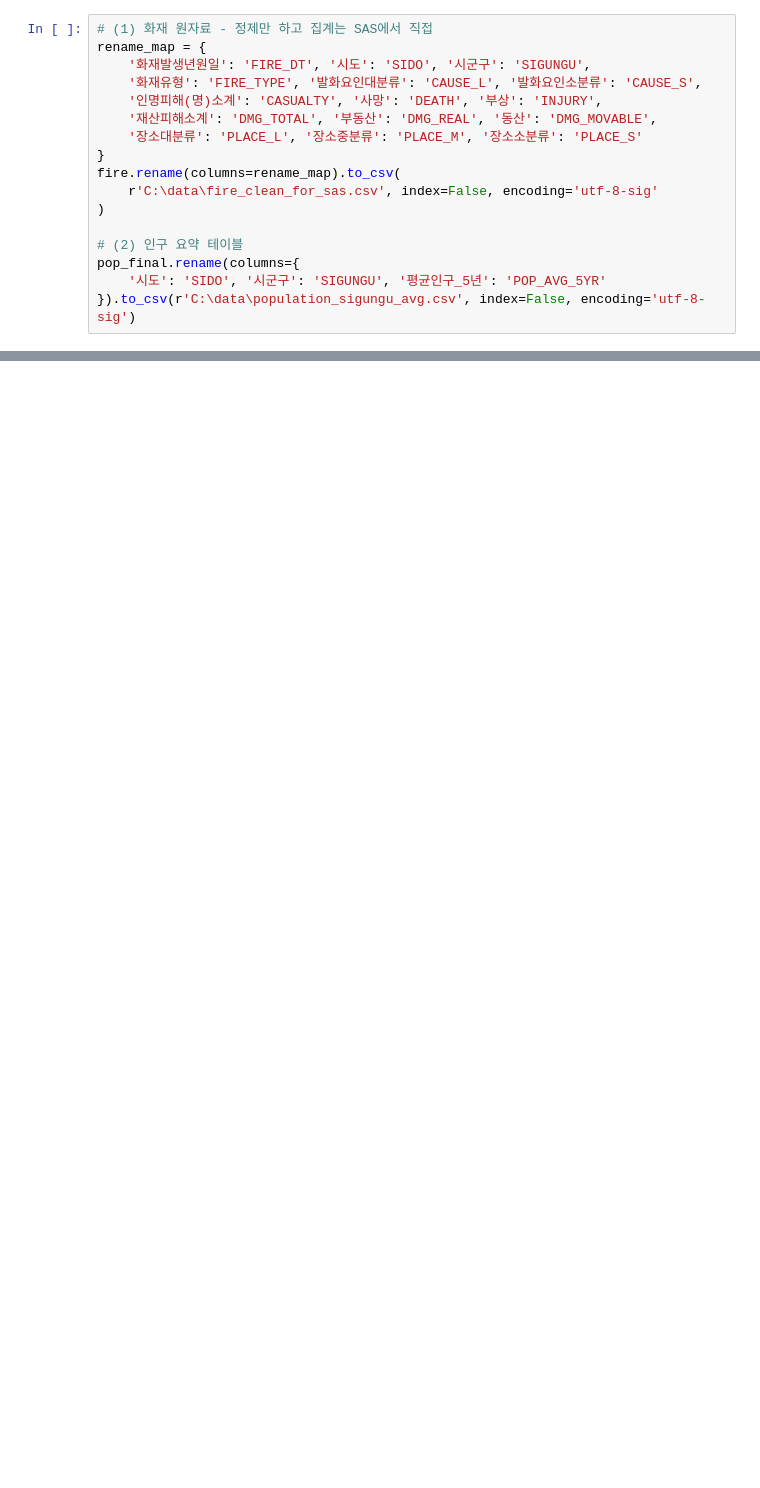
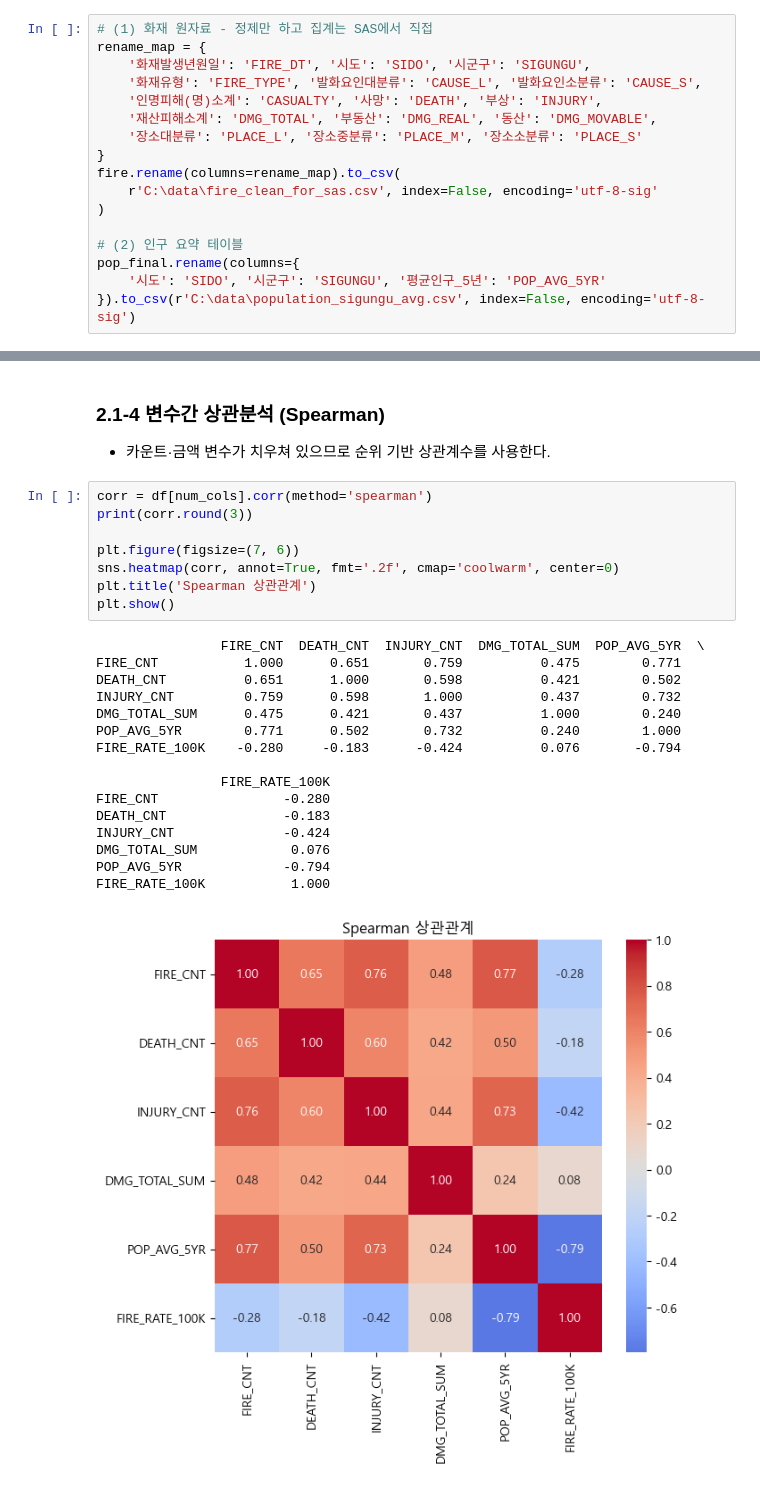
Before and after one commit to woohyun029/NFA-Fire-Analysis-2024, a Jupyter notebook: nfa_fire_2024.ipynb, the cells around one changed output, grey strips where cells are left out. Saved outputs shown, nothing was run; the diff lists cells and outputs as text; blank space fills up the shorter version.

```diff
--- a/nfa_fire_2024.ipynb
+++ b/nfa_fire_2024.ipynb
@@ -181,0 +260,28 @@ pop_final.rename(columns={
+# %% [markdown]
+### 2.1-4 변수간 상관분석 (Spearman)
+- 카운트·금액 변수가 치우쳐 있으므로 순위 기반 상관계수를 사용한다.
+# %%
+corr = df[num_cols].corr(method='spearman')
+print(corr.round(3))
+
+plt.figure(figsize=(7, 6))
+sns.heatmap(corr, annot=True, fmt='.2f', cmap='coolwarm', center=0)
+plt.title('Spearman 상관관계')
+plt.show()
+# %% [output]
+                FIRE_CNT  DEATH_CNT  INJURY_CNT  DMG_TOTAL_SUM  POP_AVG_5YR  \
+FIRE_CNT           1.000      0.651       0.759          0.475        0.771
+DEATH_CNT          0.651      1.000       0.598          0.421        0.502
+INJURY_CNT         0.759      0.598       1.000          0.437        0.732
+DMG_TOTAL_SUM      0.475      0.421       0.437          1.000        0.240
+POP_AVG_5YR        0.771      0.502       0.732          0.240        1.000
+FIRE_RATE_100K    -0.280     -0.183      -0.424          0.076       -0.794
+
+                FIRE_RATE_100K
+FIRE_CNT                -0.280
+DEATH_CNT               -0.183
+INJURY_CNT              -0.424
+DMG_TOTAL_SUM            0.076
+POP_AVG_5YR             -0.794
+FIRE_RATE_100K           1.000
+[figure, added]
```
Also changed, not shown: parts of 17 cells of this notebook.
